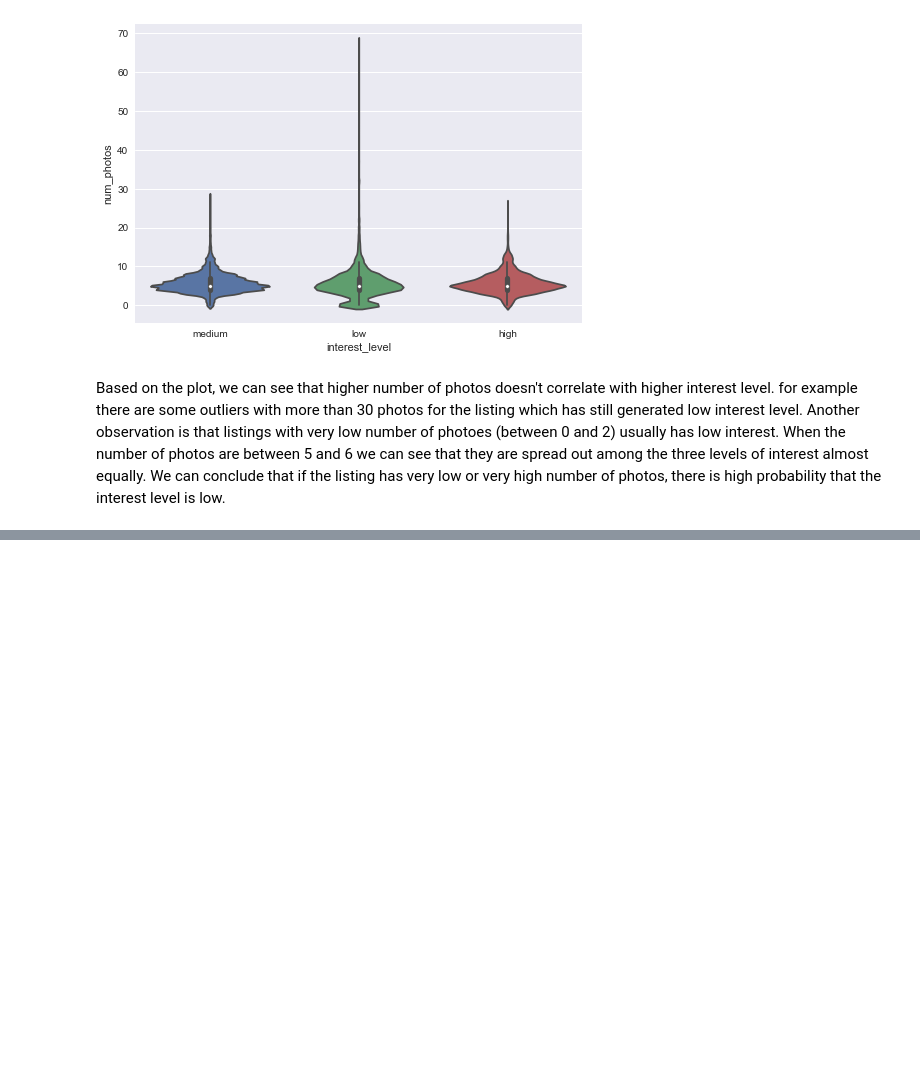
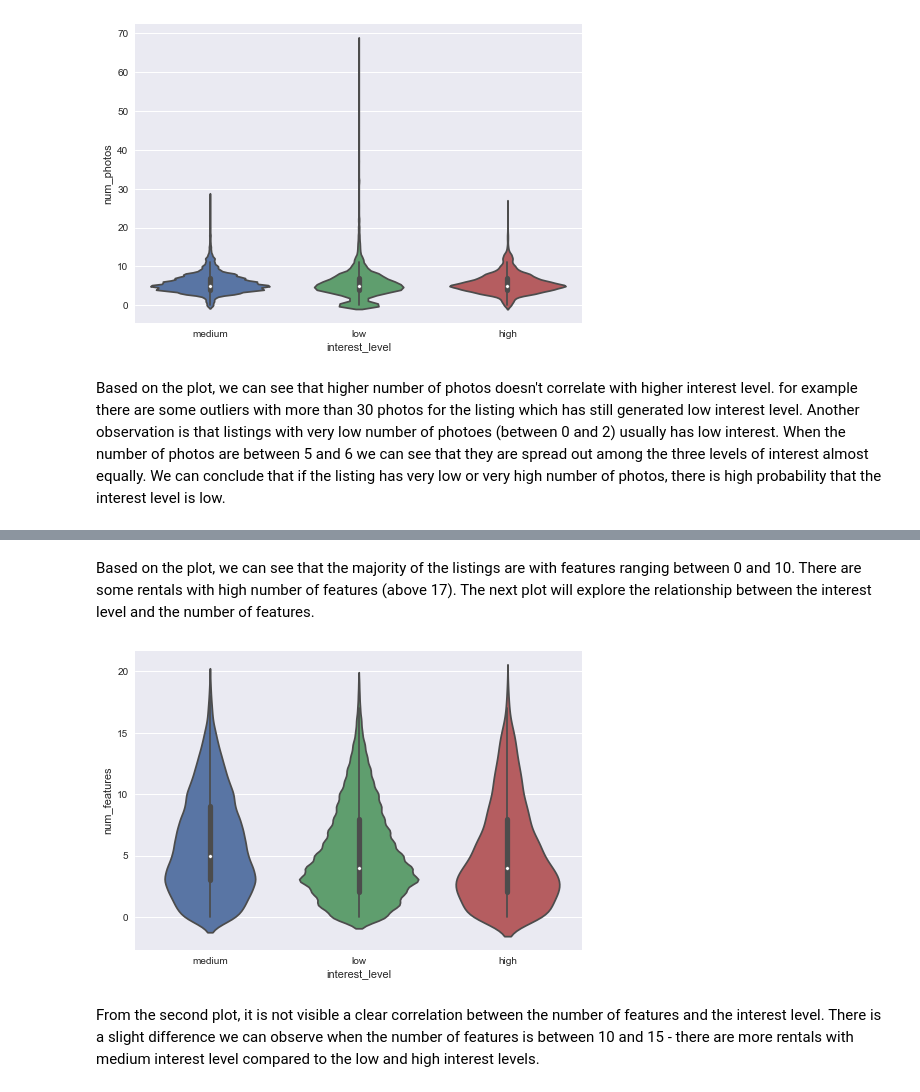
Before and after one commit to data-space/class-rent, a Jupyter notebook: Data exploration.ipynb, the cells around one changed output, grey strips where cells are left out. Drawn from its saved outputs; the diff is of its cells as text; code cells hidden in the pictures; blank space fills up the shorter version.

```diff
--- a/Data exploration.ipynb
+++ b/Data exploration.ipynb
@@ -193,0 +208,10 @@ Based on the plot, we can see that higher number of photos doesn't correlate wit
+# %% [markdown]
+Based on the plot, we can see that the majority of the listings are with features ranging between 0 and 10. There are some rentals with high number of features (above 17). The next plot will explore the relationship between the interest level and the number of features.
+# %%
+sns.violinplot(x="interest_level", y="num_features", data=train_df[train_df["num_features"] < 20])
+sns.set(font_scale = 1)
+sns.plt.show()
+# %% [output]
+[figure, added]
+# %% [markdown]
+From the second plot, it is not visible a clear correlation between the number of features and the interest level. There is a slight difference we can observe when the number of features is between 10 and 15 - there are more rentals with medium interest level compared to the low and high interest levels.
```
Also changed, not shown: parts of 3 cells of this notebook.
